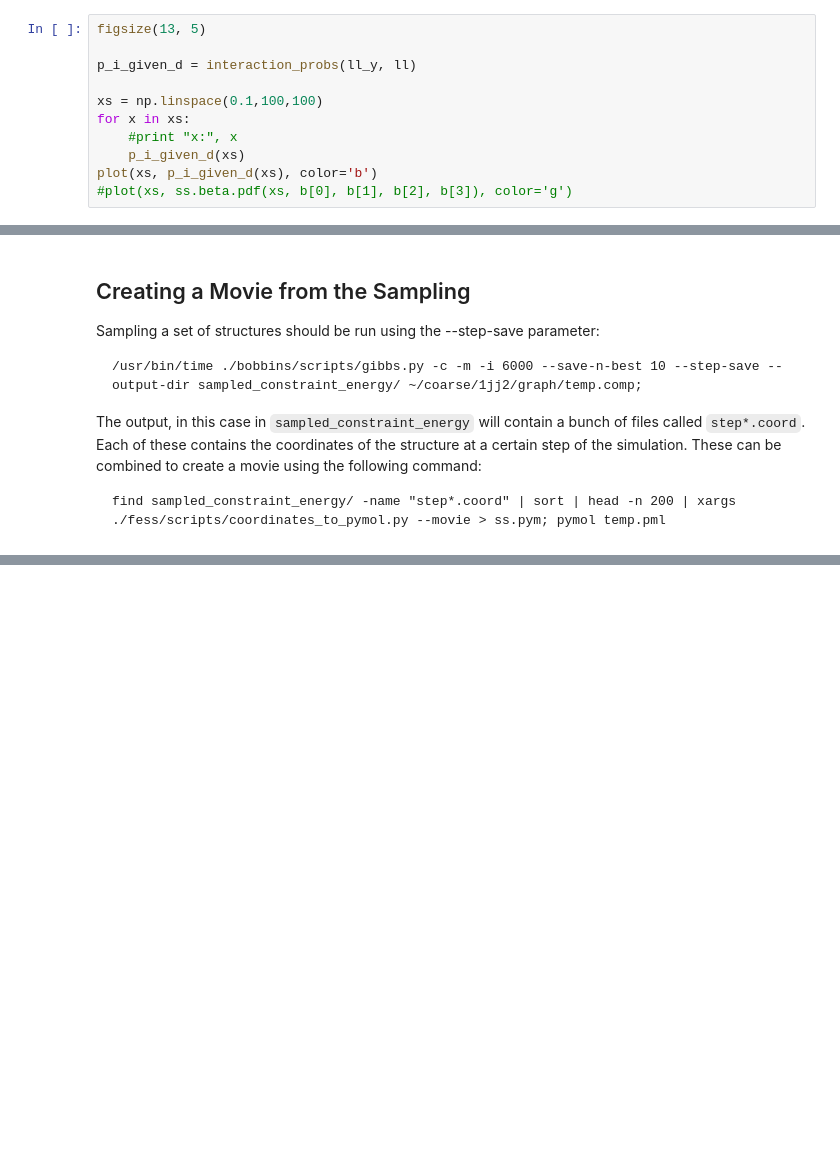
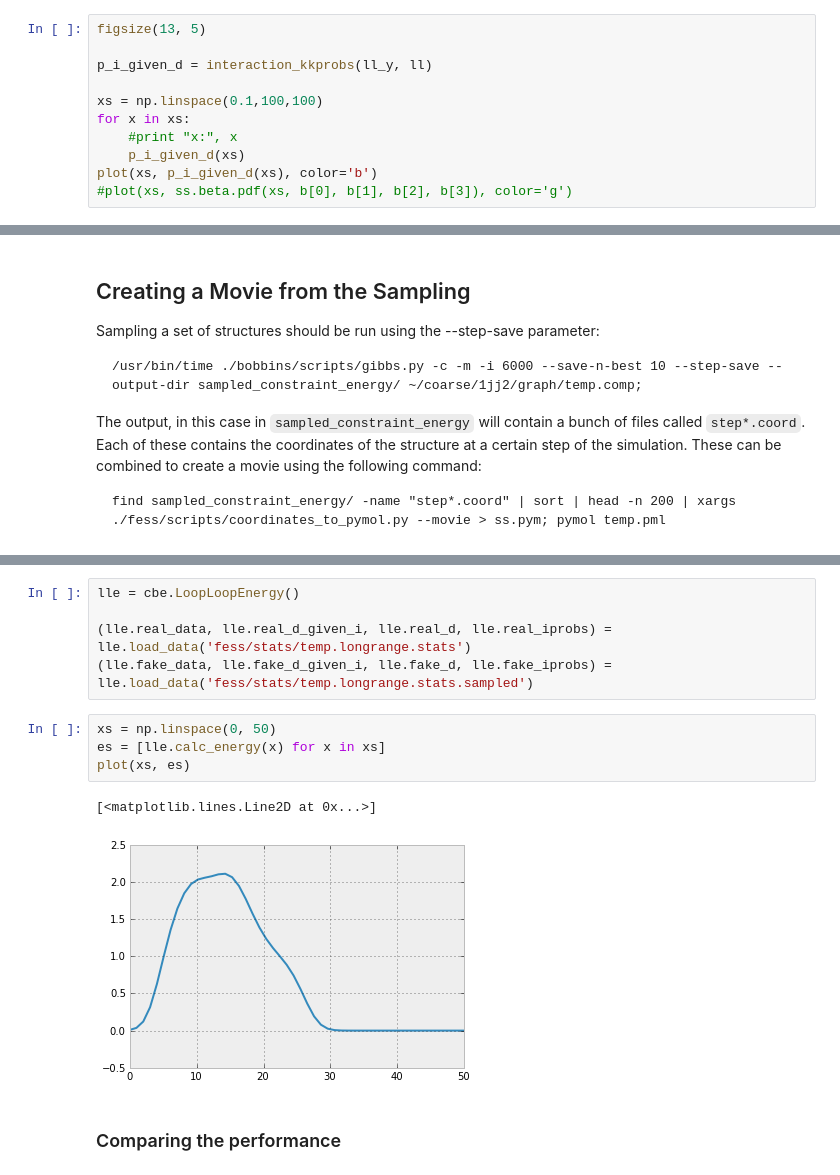
Before and after one commit to ViennaRNA/ernwin, a Jupyter notebook: ipy_notebook_ernwin.ipynb, the cells around one changed output, grey strips where cells are left out. Cells and saved outputs as stored; diff of their text form; blank space fills up the shorter version.

```diff
--- a/ipy_notebook_ernwin.ipynb
+++ b/ipy_notebook_ernwin.ipynb
@@ -327,7 +342,7 @@ plot(xs, ibe.ex_ps['sampled'](xs))
 # %%
 figsize(13, 5)
 
-p_i_given_d = interaction_probs(ll_y, ll)
+p_i_given_d = interaction_kkprobs(ll_y, ll)
 
 xs = np.linspace(0.1,100,100)
 for x in xs:
@@ -819,0 +890,14 @@ The output, in this case in `sampled_constraint_energy` will contain a bunch of
+# %%
+lle = cbe.LoopLoopEnergy()
+
+(lle.real_data, lle.real_d_given_i, lle.real_d, lle.real_iprobs) = lle.load_data('fess/stats/temp.longrange.stats')
+(lle.fake_data, lle.fake_d_given_i, lle.fake_d, lle.fake_iprobs) = lle.load_data('fess/stats/temp.longrange.stats.sampled')
+# %%
+xs = np.linspace(0, 50)
+es = [lle.calc_energy(x) for x in xs]
+plot(xs, es)
+# %% [output]
+[<matplotlib.lines.Line2D at 0x...>]
+[figure, added]
+# %% [markdown]
+### Comparing the performance ####
```
Also changed, not shown: parts of 14 cells of this notebook, 5 other files.
